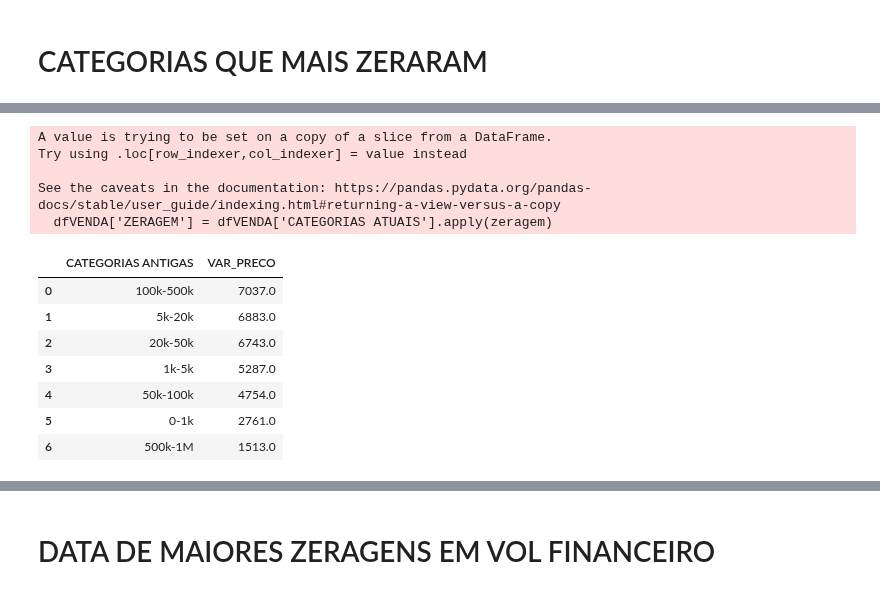
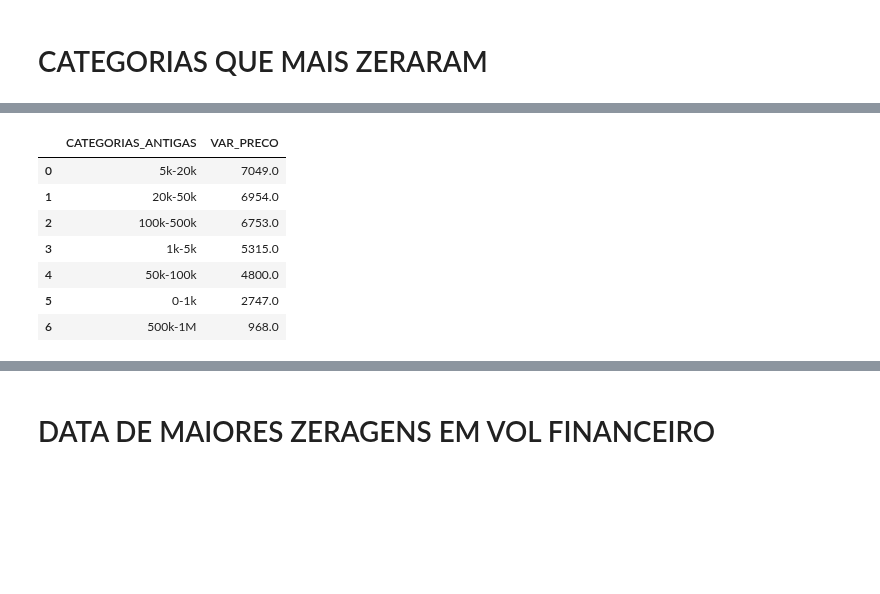
Before and after one commit to LucasFranco-guardian/Relat-rios-Passivo, a Jupyter notebook: MonthXWeek_GARE.ipynb, the cells around one changed output, grey strips where cells are left out. Cells and saved outputs as stored; diff of their text form; code cells hidden in the pictures; blank space fills up the shorter version.

```diff
--- a/MonthXWeek_GARE.ipynb
+++ b/MonthXWeek_GARE.ipynb
@@ -13,24 +13,24 @@ import setuptools
 import pandas_datareader as pdr
 # %%
 dfMENSAL = pd.read_excel('BASE_MENSAL_GARE_JUN.xlsx')
+dfMENSAL = dfMENSAL.rename(columns={'CATEGORIAS ATUAIS':'CATEGORIAS_ATUAIS', 'CATEGORIAS ANTIGAS':'CATEGORIAS_ANTIGAS'})
 dfCOMPRA = dfMENSAL.query('OPERAÇÃO == "Compra"')
 dfVENDA = dfMENSAL.query('OPERAÇÃO == "Venda"')
 
 dfCOMPRA_final = dfCOMPRA.groupby(['DOCUMENTO'], as_index=False).agg({'DOCUMENTO':'first','NOME':'first','PF_PJ':'first','TOTAL':'first','TOTAL_NOVO':'last','VAR_COTAS':'sum',
-                                                                      'OPERAÇÃO':'first','FINANCEIRO_ATUAL':'first','FINANCEIRO_NOVO':'last', 'VAR_PRECO':'sum','CATEGORIAS ATUAIS':'last',
-                                                                      'CATEGORIAS ANTIGAS':'first','Participação_sup':'sum','GARE15':'first','GALG15':'first','DATA':'first',
+                                                                      'OPERAÇÃO':'first','FINANCEIRO_ATUAL':'first','FINANCEIRO_NOVO':'last', 'VAR_PRECO':'sum','CATEGORIAS_ATUAIS':'last',
+                                                                      'CATEGORIAS_ANTIGAS':'first','Participação_sup':'sum','GARE15':'first','GALG15':'first','DATA':'first',
                                                                       'CATEGORIAS':'first'})
 
 dfVENDA_final = dfVENDA.groupby(['DOCUMENTO'], as_index=False).agg({'DOCUMENTO':'first','NOME':'first','PF_PJ':'first','TOTAL':'first','TOTAL_NOVO':'last','VAR_COTAS':'sum',
-                                                                    'OPERAÇÃO':'first','FINANCEIRO_ATUAL':'first','FINANCEIRO_NOVO':'last','VAR_PRECO':'sum','CATEGORIAS ATUAIS':'last',
-                                                                    'CATEGORIAS ANTIGAS':'first','Participação_sup':'sum','GARE15':'first','GALG15':'first','DATA':'first',
+                                                                    'OPERAÇÃO':'first','FINANCEIRO_ATUAL':'first','FINANCEIRO_NOVO':'last','VAR_PRECO':'sum','CATEGORIAS_ATUAIS':'last',
+                                                                    'CATEGORIAS_ANTIGAS':'first','Participação_sup':'sum','GARE15':'first','GALG15':'first','DATA':'first',
                                                                     'CATEGORIAS':'first'})
 
 total_compra = dfCOMPRA['VAR_PRECO'].sum()
 total_venda = dfVENDA['VAR_PRECO'].sum()
 delta_sum = total_compra+total_venda
 print('o valor de compra é {} e o valor de venda é {}, e o total é {}'.format(total_compra, total_venda, delta_sum))
-
 
 #INSIRO O CAMINHO DAS FONTES
 caminho_Avenir = r'C:\\Users\\LucasCavalcante\\AppData\\Local\\Microsoft\\Windows\\Fonts\\Avenir Next LT Pro Regular.otf'
@@ -569,12 +591,13 @@ def zeragem(ca):
     else:
         return 'Nao Zerou'
 
-dfVENDA['ZERAGEM'] = dfVENDA['CATEGORIAS ATUAIS'].apply(zeragem)
+dfVENDA_final['ZERAGEM'] = dfVENDA_final['CATEGORIAS_ATUAIS'].apply(zeragem)
 
-dfZERADOS = dfVENDA.query('ZERAGEM == "Zerou"')
+dfZERADOS = dfVENDA_final.query('ZERAGEM == "Zerou"')
 
-CMZ_cotistas = dfZERADOS.groupby(['CATEGORIAS ANTIGAS'])['VAR_PRECO'].count()
+CMZ_cotistas = dfZERADOS.groupby(['CATEGORIAS_ANTIGAS'])['VAR_PRECO'].count()
 CMZ_cotistas = CMZ_cotistas.sort_values(ascending=False)
+
 
 CMZ_cotistas_df = pd.DataFrame(CMZ_cotistas)
 CMZ_cotistas_df = CMZ_cotistas_df.reset_index()
@@ -674,26 +614,21 @@ findfont: Font family 'Avenir Next LT Pro' not found.
 # %%
-dfVENDA['ZERAGEM'] = dfVENDA['CATEGORIAS ATUAIS'].apply(zeragem)
+dfVENDA_final['ZERAGEM'] = dfVENDA_final['CATEGORIAS_ATUAIS'].apply(zeragem)
 
-dfZERADOS = dfVENDA.query('ZERAGEM == "Zerou"')
+dfZERADOS = dfVENDA_final.query('ZERAGEM == "Zerou"')
 
-CMZ = dfZERADOS.groupby(['CATEGORIAS ANTIGAS'])['VAR_PRECO'].sum()
+CMZ = dfZERADOS.groupby(['CATEGORIAS_ANTIGAS'])['VAR_PRECO'].sum()
 CMZ = CMZ.sort_values(ascending=False)
 
 CMZ_df = pd.DataFrame(CMZ)
 CMZ_df = (CMZ_df['VAR_PRECO']/1000).round(0)
 CMZ_df = CMZ_df.reset_index()
 CMZ_df
 # %% [output]
-A value is trying to be set on a copy of a slice from a DataFrame.
-Try using .loc[row_indexer,col_indexer] = value instead
-
-See the caveats in the documentation: https://pandas.pydata.org/pandas-docs/stable/user_guide/indexing.html#returning-a-view-versus-a-copy
-  dfVENDA['ZERAGEM'] = dfVENDA['CATEGORIAS ATUAIS'].apply(zeragem)
-|  | CATEGORIAS ANTIGAS | VAR_PRECO |
-| 0 | 100k-500k | 7037.0 |
-| 1 | 5k-20k | 6883.0 |
-| 2 | 20k-50k | 6743.0 |
-| 3 | 1k-5k | 5287.0 |
-| 4 | 50k-100k | 4754.0 |
-| 5 | 0-1k | 2761.0 |
-| 6 | 500k-1M | 1513.0 |
+|  | CATEGORIAS_ANTIGAS | VAR_PRECO |
+| 0 | 5k-20k | 7049.0 |
+| 1 | 20k-50k | 6954.0 |
+| 2 | 100k-500k | 6753.0 |
+| 3 | 1k-5k | 5315.0 |
+| 4 | 50k-100k | 4800.0 |
+| 5 | 0-1k | 2747.0 |
+| 6 | 500k-1M | 968.0 |
```
Also changed, not shown: parts of 29 cells of this notebook, 6 other files.
